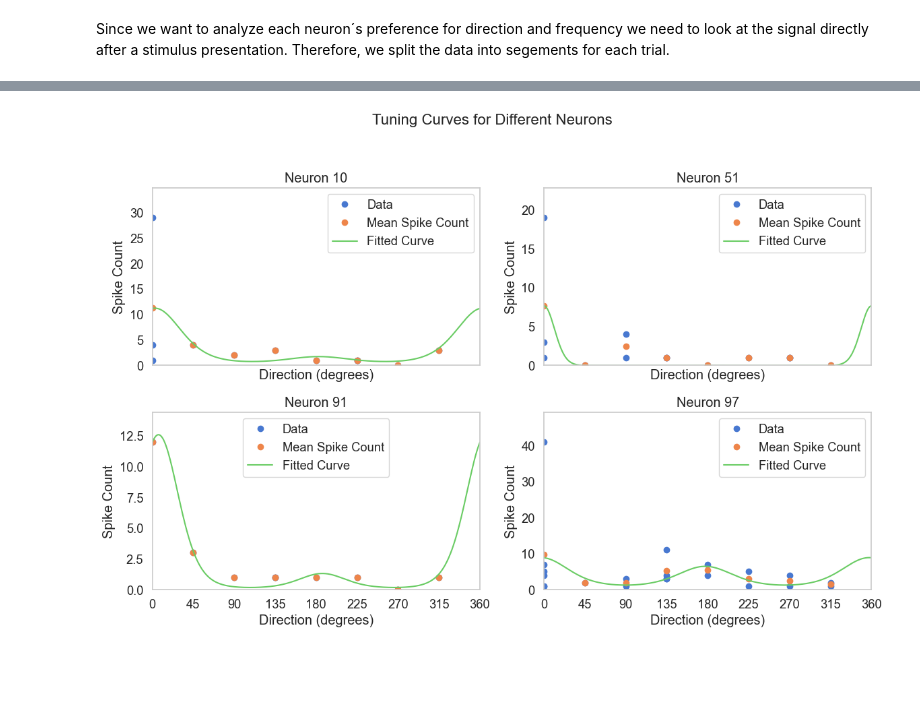
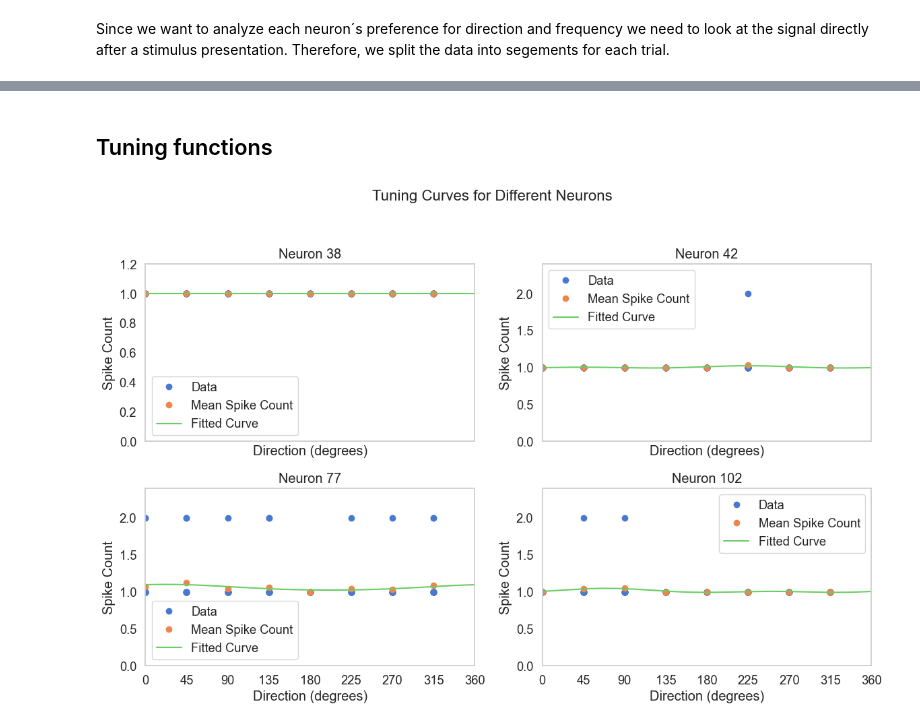
Before and after one commit to SaschaLeander/NeuralDataScience, a Jupyter notebook: FinalProject/practical01.ipynb, the cells around one changed output, grey strips where cells are left out. Saved outputs shown, nothing was run; the diff lists cells and outputs as text; code cells hidden in the pictures; blank space fills up the shorter version.

```diff
--- a/FinalProject/practical01.ipynb
+++ b/FinalProject/practical01.ipynb
@@ -259,5 +228,6 @@ The filtering process has smoothed the signal, reducing noise while preserving t
 We can now therefore apply the filter to all neurons:
 # %%
 # apply filter to all neurons
-df_dff["filtered_dff"] = butterworth_filter(df_dff, cutoff=0.1, fs=1.0, order=5)
-df_dff.head()
+filtered_dff_all = np.array(
+    [butterworth_filter(d, cutoff=cut_off, fs=fs) for d in data["dff"]]
+)
@@ -473,0 +420,6 @@ Plot raster plots for each neuron to visualize the spike times across trials. Th
+# %%
+stims = data["stim_table"]
+# convert start and end times to integers
+stims["start"] = stims["start"].astype(int)
+stims["end"] = stims["end"].astype(int)
+stims
@@ -473,0 +440,4 @@ Plot raster plots for each neuron to visualize the spike times across trials. Th
+# %%
+# remove the blank sweeps
+stims = stims[stims["blank_sweep"] == 0]
+stims
@@ -535,3 +668,5 @@ plotRaster(df_dff_reduced, neurons=list(range(1, 106)))
+# %% [markdown]
+## Tuning functions
 # %%
 # vonMises tuning curve estimation
 def vonMises(
@@ -650,6 +745,31 @@ def get_data(df, neuron):
 # %%
+def get_data(neurons_df, neuron):
+    # Filter for the given neuron
+    spk_by_dir = (
+        neurons_df[neurons_df["Neuron"] == neuron]
+        .groupby(["Dir", "Trial"])
+        .size()  # Count the number of spikes per direction and trial
+        .reset_index(name="spike_count")
+    )
+
+    dirs = spk_by_dir["Dir"].values
+    counts = spk_by_dir["spike_count"].values
+
+    # Ensure zero entries for missing directions
+    for direction in np.unique(neurons_df["Dir"]):
+        if direction not in dirs:
+            dirs = np.append(dirs, direction)
+            counts = np.append(counts, 0)
+
+    idx = np.argsort(dirs)
+    dirs_sorted = dirs[idx]
+    counts_sorted = counts[idx]
+
+    return dirs_sorted, counts_sorted
+
+
 # List of neurons to plot
-neurons = [10, 51, 91, 97]  # Example neuron indices, adjust as needed
+neurons = [38, 42, 77, 102]  # Example neuron indices, adjust as needed
 
 fig, axes = plt.subplots(len(neurons) // 2, 2, figsize=(12, 8), sharex=True)
 fig.suptitle("Tuning Curves for Different Neurons", fontsize=16)
@@ -657,36 +777,36 @@ axes = axes.flatten()
 
 for i, neuron in enumerate(neurons):
     ax = axes[i]
-    dirs, counts = get_data(df_dff_reduced, neuron)
+    dirs, counts = get_data(spike_df, neuron)
 
     unique_dirs = np.sort(np.unique(dirs))
     df = pd.DataFrame({"Counts": counts, "Direction": dirs}).groupby("Direction").mean()
 
     α0 = np.log(np.max(df.values.flatten()) + 1e-3)
     ϕ0 = unique_dirs[np.argmax(df.values.flatten())]
     p0 = [α0, 1.0, 1.0, ϕ0]
 
     try:
         p, _ = opt.curve_fit(
             vonMises, df.index.values, df.values.flatten(), p0=p0, maxfev=10000
         )
     except RuntimeError:
         p = p0  # fallback to initial guess if fitting fails
 
     ax.plot(dirs, counts, "o", label="Data")
     ax.plot(df.index.values, df.values.flatten(), "o", label="Mean Spike Count")
     theta = np.linspace(0, 360, 1000)
     ax.plot(theta, vonMises(theta, *p), label="Fitted Curve")
     ax.set_title(f"Neuron {neuron}")
     ax.set_xlabel("Direction (degrees)")
     ax.set_ylabel("Spike Count")
     ax.set_xlim(0, 360)
     ax.set_ylim(0, counts.max() * 1.2)
     ax.set_xticks(np.arange(0, 361, 45))
     ax.grid()
     ax.legend()
 
 plt.tight_layout(rect=[0, 0, 1, 0.95])
 plt.show()
 # %% [output]
-[figure, old version]
+[figure, new version]
```
Also changed, not shown: parts of 42 cells of this notebook, 3 other files.
